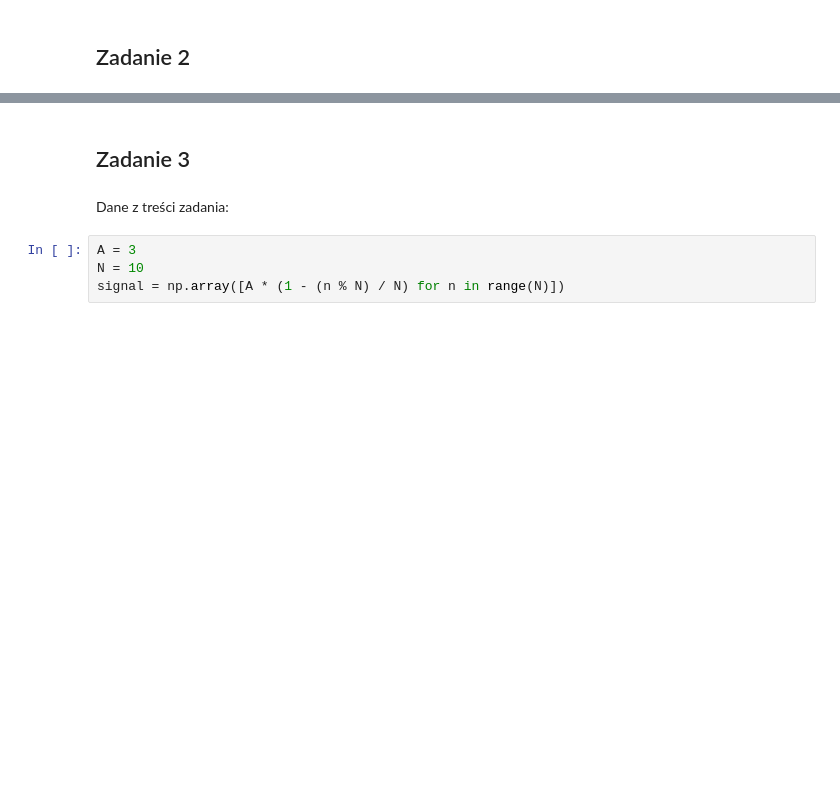
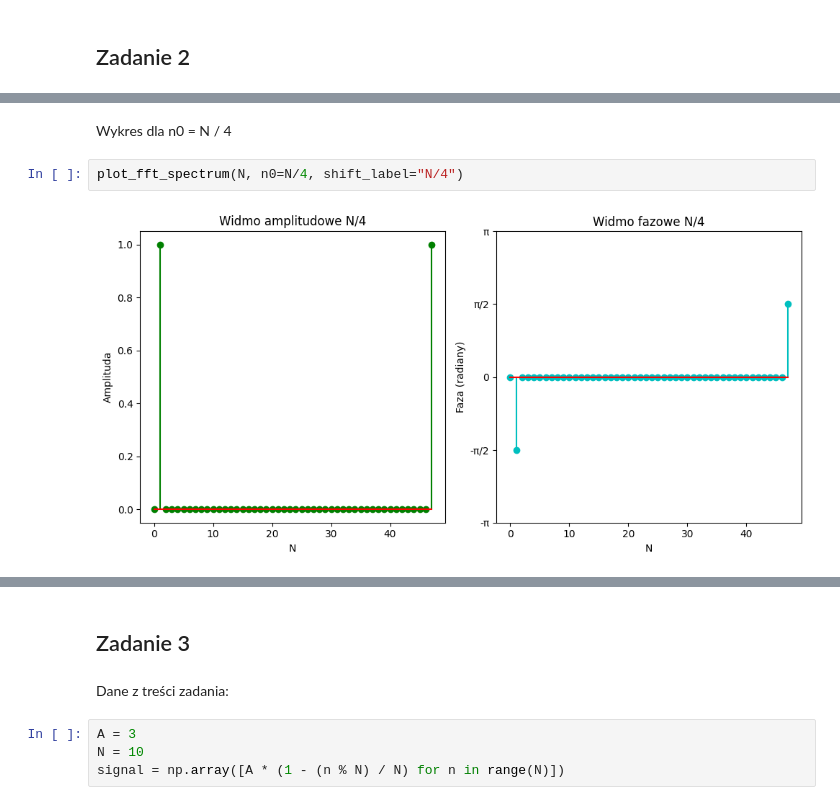
Before and after one commit to ksiemionek/WMM_lab, a Jupyter notebook: lab1/104_Siemionek_Zieziula.ipynb, the cells around one changed output, grey strips where cells are left out. Cells and saved outputs as stored; diff of their text form; blank space fills up the shorter version.

```diff
--- a/lab1/104_Siemionek_Zieziula.ipynb
+++ b/lab1/104_Siemionek_Zieziula.ipynb
@@ -15,0 +56,6 @@ import matplotlib.pyplot as plt
+# %% [markdown]
+Wykres dla n0 = N / 4
+# %%
+plot_fft_spectrum(N, n0=N/4, shift_label="N/4")
+# %% [output]
+[figure, added]
```
Also changed, not shown: parts of 14 cells of this notebook.
